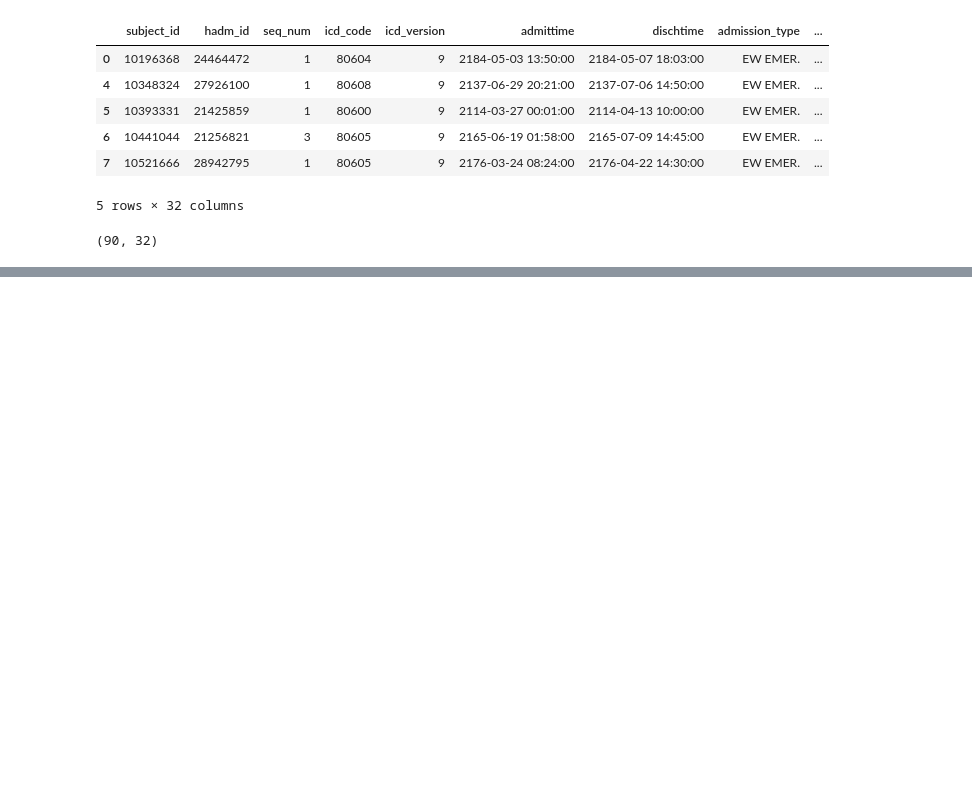
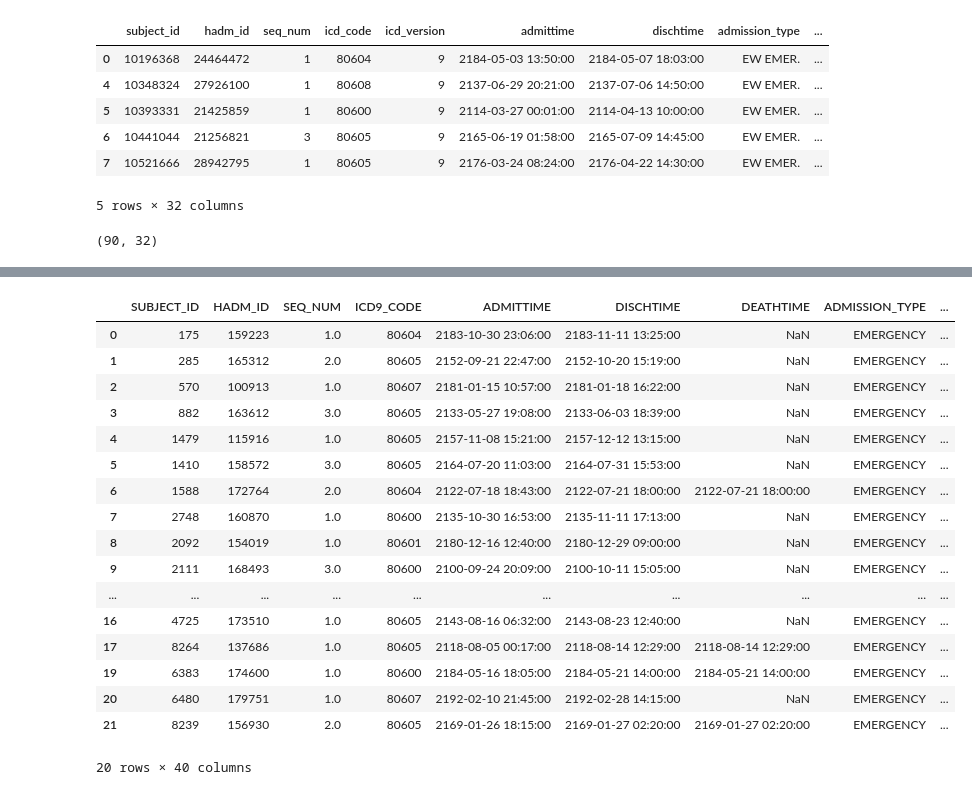
Before and after one commit to Jibu24/Predicting-ICU-LOS, a Jupyter notebook: notebooks/Data_exploration.ipynb, the cells around one changed output, grey strips where cells are left out. Cells and saved outputs as stored; diff of their text form; code cells hidden in the pictures; blank space fills up the shorter version.

Commit message:
gathering MIMIC-3 data

```diff
--- a/notebooks/Data_exploration.ipynb
+++ b/notebooks/Data_exploration.ipynb
@@ -428,0 +512,2 @@ merged_df.shape
+# %%
+diag_mimic3_filtered.drop(columns=['ROW_ID'], inplace=True, errors='ignore')
@@ -428,0 +556,3 @@ merged_df.shape
+# %%
+# Remove duplicates based on subject_id and hadm_id
+diag_mimic3_filtered.drop_duplicates(subset=['SUBJECT_ID', 'HADM_ID'], inplace=True)
@@ -428,0 +568,6 @@ merged_df.shape
+# %%
+# Merge the datasets
+merged_mimic3df = diag_mimic3_filtered.merge(admissions_mimic3, on=['SUBJECT_ID', 'HADM_ID'], how='left') \
+                             .merge(patients_mimic3, on='SUBJECT_ID', how='left') \
+                             .merge(icu_mimic3, on=['SUBJECT_ID', 'HADM_ID'], how='left') \
+                             .merge(drg_mimic3, on=['SUBJECT_ID', 'HADM_ID'], how='left')
@@ -428,0 +588,4 @@ merged_df.shape
+# %%
+# Remove duplicates based on subject_id and hadm_id
+merged_mimic3df.drop_duplicates(subset=['SUBJECT_ID', 'HADM_ID'], inplace=True)
+print(f"Shape after removing duplicates: {merged_mimic3df.shape}")
@@ -428,0 +616,21 @@ merged_df.shape
+# %%
+merged_mimic3df.head(20)
+# %% [output]
+|  | SUBJECT_ID | HADM_ID | SEQ_NUM | ICD9_CODE | ADMITTIME | DISCHTIME | DEATHTIME | ADMISSION_TYPE | ... |
+| 0 | 175 | 159223 | 1.0 | 80604 | 2183-10-30 23:06:00 | 2183-11-11 13:25:00 | NaN | EMERGENCY | ... |
+| 1 | 285 | 165312 | 2.0 | 80605 | 2152-09-21 22:47:00 | 2152-10-20 15:19:00 | NaN | EMERGENCY | ... |
+| 2 | 570 | 100913 | 1.0 | 80607 | 2181-01-15 10:57:00 | 2181-01-18 16:22:00 | NaN | EMERGENCY | ... |
+| 3 | 882 | 163612 | 3.0 | 80605 | 2133-05-27 19:08:00 | 2133-06-03 18:39:00 | NaN | EMERGENCY | ... |
+| 4 | 1479 | 115916 | 1.0 | 80605 | 2157-11-08 15:21:00 | 2157-12-12 13:15:00 | NaN | EMERGENCY | ... |
+| 5 | 1410 | 158572 | 3.0 | 80605 | 2164-07-20 11:03:00 | 2164-07-31 15:53:00 | NaN | EMERGENCY | ... |
+| 6 | 1588 | 172764 | 2.0 | 80604 | 2122-07-18 18:43:00 | 2122-07-21 18:00:00 | 2122-07-21 18:00:00 | EMERGENCY | ... |
+| 7 | 2748 | 160870 | 1.0 | 80600 | 2135-10-30 16:53:00 | 2135-11-11 17:13:00 | NaN | EMERGENCY | ... |
+| 8 | 2092 | 154019 | 1.0 | 80601 | 2180-12-16 12:40:00 | 2180-12-29 09:00:00 | NaN | EMERGENCY | ... |
+| 9 | 2111 | 168493 | 3.0 | 80600 | 2100-09-24 20:09:00 | 2100-10-11 15:05:00 | NaN | EMERGENCY | ... |
+| ... | ... | ... | ... | ... | ... | ... | ... | ... | ... |
+| 16 | 4725 | 173510 | 1.0 | 80605 | 2143-08-16 06:32:00 | 2143-08-23 12:40:00 | NaN | EMERGENCY | ... |
+| 17 | 8264 | 137686 | 1.0 | 80605 | 2118-08-05 00:17:00 | 2118-08-14 12:29:00 | 2118-08-14 12:29:00 | EMERGENCY | ... |
+| 19 | 6383 | 174600 | 1.0 | 80600 | 2184-05-16 18:05:00 | 2184-05-21 14:00:00 | 2184-05-21 14:00:00 | EMERGENCY | ... |
+| 20 | 6480 | 179751 | 1.0 | 80607 | 2192-02-10 21:45:00 | 2192-02-28 14:15:00 | NaN | EMERGENCY | ... |
+| 21 | 8239 | 156930 | 2.0 | 80605 | 2169-01-26 18:15:00 | 2169-01-27 02:20:00 | 2169-01-27 02:20:00 | EMERGENCY | ... |
+20 rows × 40 columns
```
Also changed, not shown: parts of 23 cells of this notebook.
